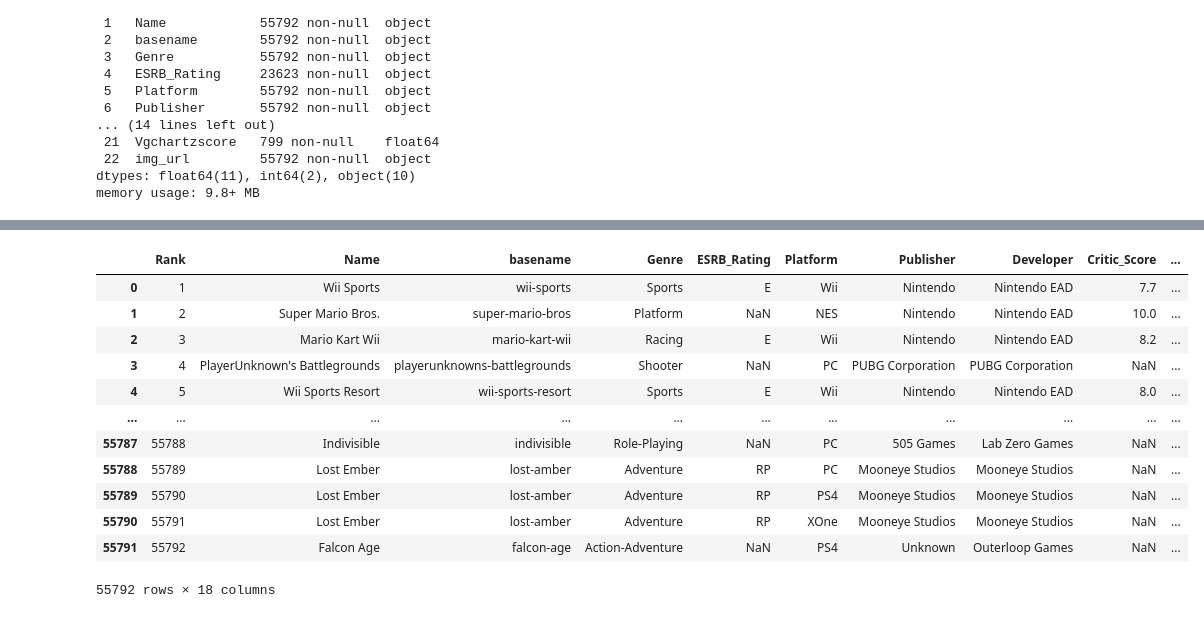
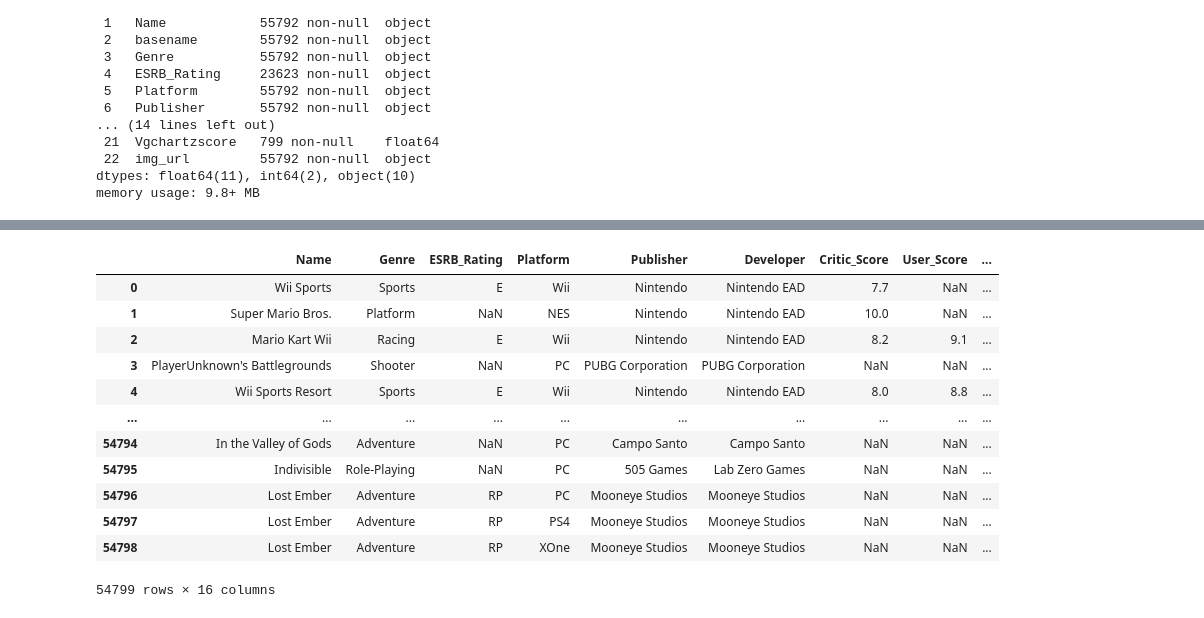
Before and after one commit to Secade/DATASCI-Video-Game-Sales, a Jupyter notebook: Video Game Sales EDA.ipynb, the cells around one changed output, grey strips where cells are left out. Saved outputs shown, nothing was run; the diff lists cells and outputs as text; code cells hidden in the pictures.

```diff
--- a/Video Game Sales EDA.ipynb
+++ b/Video Game Sales EDA.ipynb
@@ -39,0 +61,5 @@ memory usage: 9.8+ MB
+# %%
+df.dropna(subset=['Year','Developer'],inplace=True)
+df = df.reset_index(drop=True)
+df['Year'] = pd.to_numeric(df['Year'], downcast='integer', errors='coerce')
+df
@@ -40,17 +80,17 @@ memory usage: 9.8+ MB
 # %%
-df.drop(['Last_Update', 'url','status','img_url','VGChartz_Score'], axis = 1, inplace=True)
+df.drop(['Last_Update', 'url','status','img_url','VGChartz_Score','basename','Rank'], axis = 1, inplace=True)
 df
 # %% [output]
-|  | Rank | Name | basename | Genre | ESRB_Rating | Platform | Publisher | Developer | Critic_Score | ... |
-| 0 | 1 | Wii Sports | wii-sports | Sports | E | Wii | Nintendo | Nintendo EAD | 7.7 | ... |
-| 1 | 2 | Super Mario Bros. | super-mario-bros | Platform | NaN | NES | Nintendo | Nintendo EAD | 10.0 | ... |
-| 2 | 3 | Mario Kart Wii | mario-kart-wii | Racing | E | Wii | Nintendo | Nintendo EAD | 8.2 | ... |
-| 3 | 4 | PlayerUnknown's Battlegrounds | playerunknowns-battlegrounds | Shooter | NaN | PC | PUBG Corporation | PUBG Corporation | NaN | ... |
-| 4 | 5 | Wii Sports Resort | wii-sports-resort | Sports | E | Wii | Nintendo | Nintendo EAD | 8.0 | ... |
-| ... | ... | ... | ... | ... | ... | ... | ... | ... | ... | ... |
-| 55787 | 55788 | Indivisible | indivisible | Role-Playing | NaN | PC | 505 Games | Lab Zero Games | NaN | ... |
-| 55788 | 55789 | Lost Ember | lost-amber | Adventure | RP | PC | Mooneye Studios | Mooneye Studios | NaN | ... |
-| 55789 | 55790 | Lost Ember | lost-amber | Adventure | RP | PS4 | Mooneye Studios | Mooneye Studios | NaN | ... |
-| 55790 | 55791 | Lost Ember | lost-amber | Adventure | RP | XOne | Mooneye Studios | Mooneye Studios | NaN | ... |
-| 55791 | 55792 | Falcon Age | falcon-age | Action-Adventure | NaN | PS4 | Unknown | Outerloop Games | NaN | ... |
+|  | Name | Genre | ESRB_Rating | Platform | Publisher | Developer | Critic_Score | User_Score | ... |
+| 0 | Wii Sports | Sports | E | Wii | Nintendo | Nintendo EAD | 7.7 | NaN | ... |
+| 1 | Super Mario Bros. | Platform | NaN | NES | Nintendo | Nintendo EAD | 10.0 | NaN | ... |
+| 2 | Mario Kart Wii | Racing | E | Wii | Nintendo | Nintendo EAD | 8.2 | 9.1 | ... |
+| 3 | PlayerUnknown's Battlegrounds | Shooter | NaN | PC | PUBG Corporation | PUBG Corporation | NaN | NaN | ... |
+| 4 | Wii Sports Resort | Sports | E | Wii | Nintendo | Nintendo EAD | 8.0 | 8.8 | ... |
+| ... | ... | ... | ... | ... | ... | ... | ... | ... | ... |
+| 54794 | In the Valley of Gods | Adventure | NaN | PC | Campo Santo | Campo Santo | NaN | NaN | ... |
+| 54795 | Indivisible | Role-Playing | NaN | PC | 505 Games | Lab Zero Games | NaN | NaN | ... |
+| 54796 | Lost Ember | Adventure | RP | PC | Mooneye Studios | Mooneye Studios | NaN | NaN | ... |
+| 54797 | Lost Ember | Adventure | RP | PS4 | Mooneye Studios | Mooneye Studios | NaN | NaN | ... |
+| 54798 | Lost Ember | Adventure | RP | XOne | Mooneye Studios | Mooneye Studios | NaN | NaN | ... |
-55792 rows × 18 columns
+54799 rows × 16 columns
```
Also changed, not shown: parts of 8 cells of this notebook.
